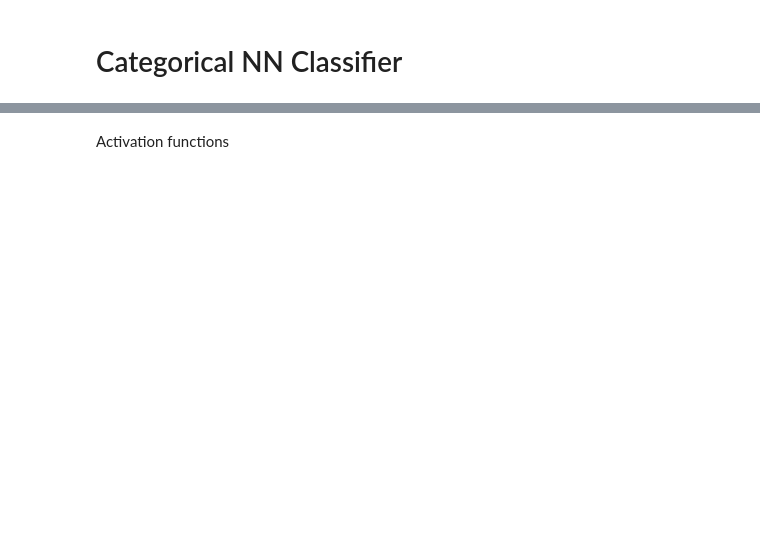
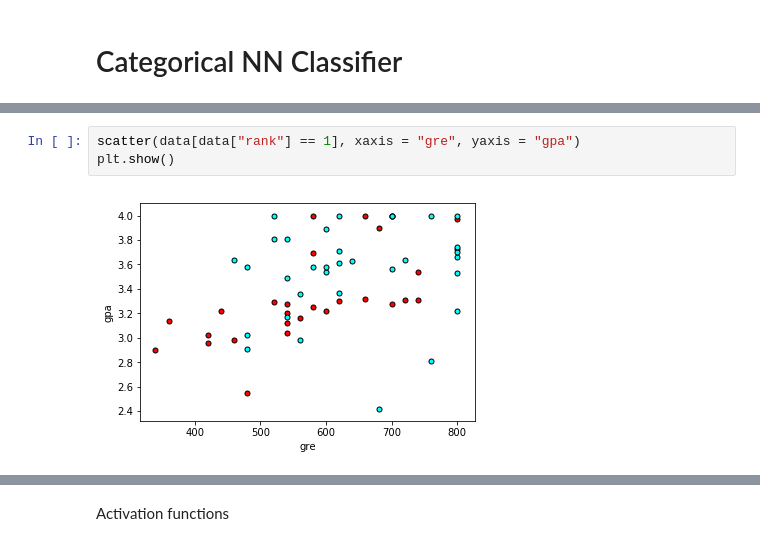
Before and after one commit to q1park/homegrown, a Jupyter notebook: classifier.ipynb, the cells around one changed output, grey strips where cells are left out. Drawn from its saved outputs; the diff is of its cells as text; blank space fills up the shorter version.

```diff
--- a/classifier.ipynb
+++ b/classifier.ipynb
@@ -24,0 +59,5 @@ from IPython.display import display
+# %%
+scatter(data[data["rank"] == 1], xaxis = "gre", yaxis = "gpa")
+plt.show()
+# %% [output]
+[figure, added]
```
Also changed, not shown: parts of 49 cells of this notebook.
